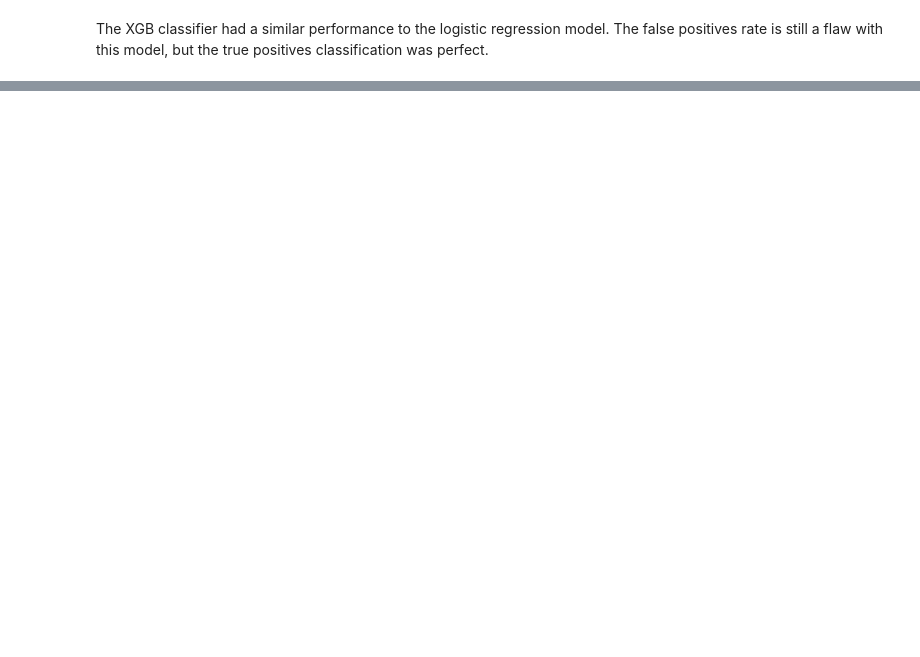
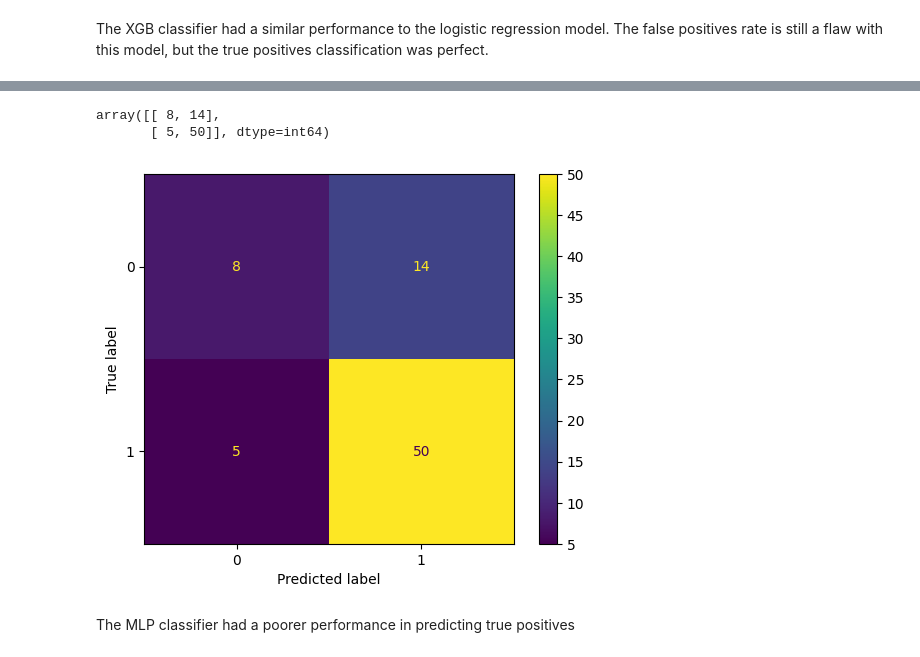
Before and after one commit to lucasph97/myPortfolio, a Jupyter notebook: #3 Loan status prediction - Python/model_fitting.ipynb, the cells around one changed output, grey strips where cells are left out. Drawn from its saved outputs; the diff is of its cells as text; code cells hidden in the pictures; blank space fills up the shorter version.

Commit message:
v1.2
Fitted SVM and MLP NN models

```diff
--- a/#3 Loan status prediction - Python/model_fitting.ipynb
+++ b/#3 Loan status prediction - Python/model_fitting.ipynb
@@ -598,0 +753,16 @@ The XGB classifier had a similar performance to the logistic regression model. T
+# %%
+# Now let's aim for hyperparameter tunning
+pipe = Pipeline([("classifier", MLPClassifier(random_state = 25))])
+
+search_space = [
+    {"classifier" : [MLPClassifier(random_state = 25)],
+     "classifier__max_iter" : [200, 500, 1000, 1500, 2000, 2500],
+     "classifier__hidden_layer_sizes" : [100, 150, 200, 250],
+     "classifier__alpha" : 10.0 ** -np.arange(1, 7)
+    }
+]
+
+clf_mlp = GridSearchCV(pipe, search_space, cv = 10, verbose = 3, n_jobs = -1)
+# %%
+clf_mlp.fit(X_n_train, y_train)
+print(clf_mlp.best_estimator_.get_params()["classifier"])
@@ -598,0 +780,6 @@ The XGB classifier had a similar performance to the logistic regression model. T
+# %%
+# Fit the model with the best set of hyperparameters and evaluate its performance
+mlp_best = MLPClassifier(random_state = 25, alpha = 0.1, max_iter = 1500)
+mlp_best.fit(X_n_train, y_train)
+
+print(mlp_best.score(X_n_test, y_test))
@@ -598,0 +788,4 @@ The XGB classifier had a similar performance to the logistic regression model. T
+# %%
+# Make predictions on the test set
+y_pred = mlp_best.predict(X_n_test)
+y_prob = mlp_best.predict_proba(X_n_test)#[:, 1]
@@ -598,0 +813,15 @@ The XGB classifier had a similar performance to the logistic regression model. T
+# %%
+# Confusion Matrix
+confusion_matrix(y_test, y_pred)
+# %% [output]
+array([[ 8, 14],
+       [ 5, 50]], dtype=int64)
+# %%
+disp = ConfusionMatrixDisplay(confusion_matrix = confusion_matrix(y_test, y_pred),
+                       display_labels = svm_best.classes_)
+disp.plot()
+plt.show()
+# %% [output]
+[figure, added]
+# %% [markdown]
+The MLP classifier had a poorer performance in predicting true positives
```
Also changed, not shown: parts of 41 cells of this notebook, 1 other file.
